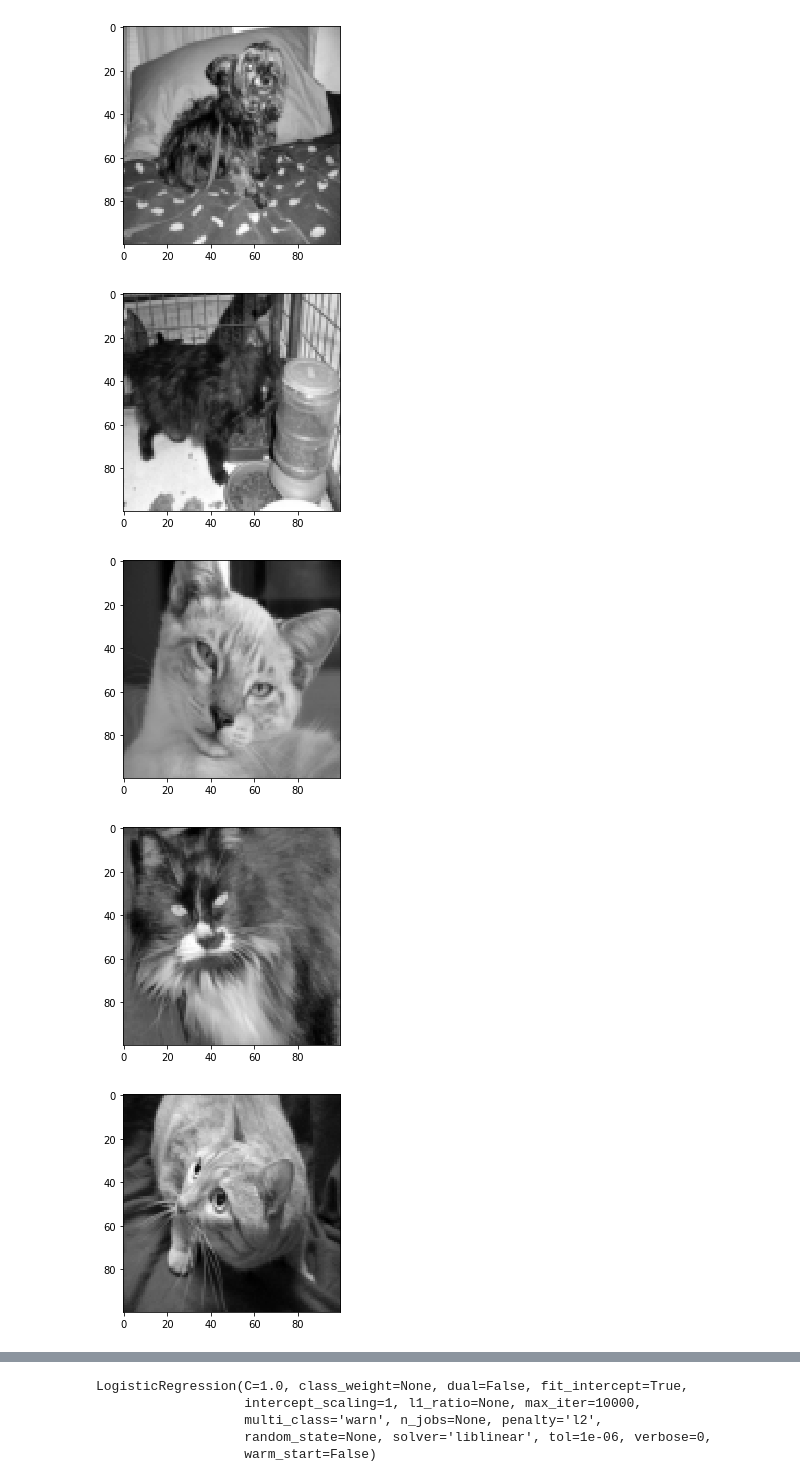
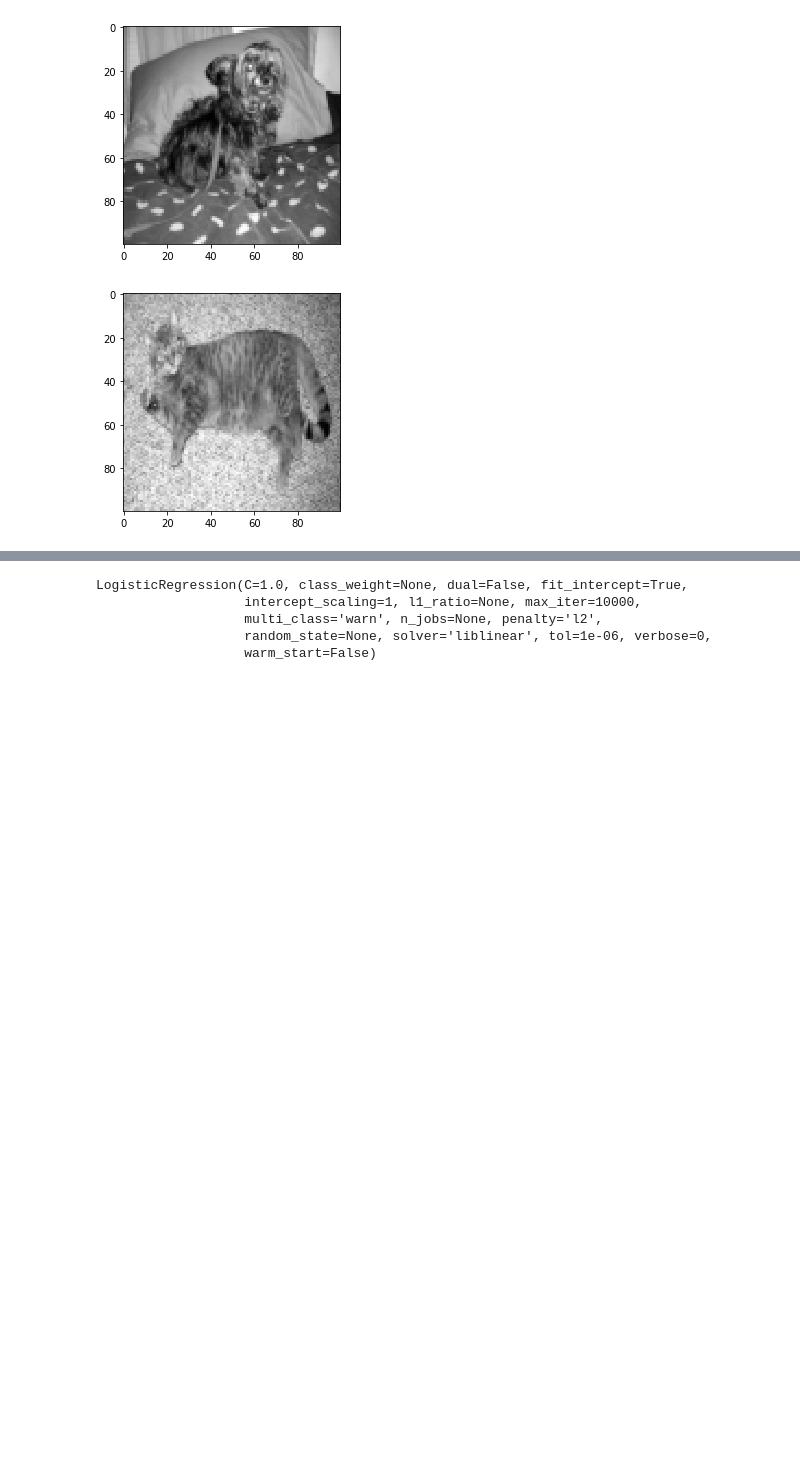
Before and after one commit to eafpres/dogs_cats_sklearn, a Jupyter notebook: Exercise_1_01_colab.ipynb, the cells around one changed output, grey strips where cells are left out. Saved outputs shown, nothing was run; the diff lists cells and outputs as text; code cells hidden in the pictures; blank space fills up the shorter version.

```diff
--- a/Exercise_1_01_colab.ipynb
+++ b/Exercise_1_01_colab.ipynb
@@ -81,30 +82,17 @@ plt.show()
 # %%
 #cats_dir = '1qfkm9QYoHEB-YEHlO1DgsJH6CjXaLLA7'
 #
 # load the cats
+# get the list, then look at first one
 #
 cat_file_list = drive.ListFile(
     {'q' : "'1qfkm9QYoHEB-YEHlO1DgsJH6CjXaLLA7' in parents"}).GetList()
 my_cat = cat_file_list[0]
 this_cat_file = drive.CreateFile({'id' : my_cat['id']})
 this_cat_file.GetContentFile('Filename.jpg')
 this_cat = rgb2gray(resize(plt.imread('Filename.jpg'), (100, 100)))
 plt.imshow(this_cat, cmap = plt.cm.gray)
 plt.show()
 cats = dict({0 : this_cat})
-count = 1
-for my_cat in cat_file_list[1:]:
-  this_cat_file = drive.CreateFile({'id' :  my_cat['id']})
-  this_cat_file.GetContentFile('Filename.jpg')
-  this_cat = rgb2gray(resize(plt.imread('Filename.jpg'), (100, 100)))
-  cats[count] = this_cat
-  count += 1
-cat_samples = random.randint(0, len(cats), 5)
-for i in cat_samples:
-  plt.imshow(cats[i], cmap = plt.cm.gray)
-  plt.show()
 # %% [output]
-[figure, old version]
+[figure, new version]
-[figure, removed]
-[figure, removed]
-[figure, removed]
```
Also changed, not shown: parts of 17 cells of this notebook.
